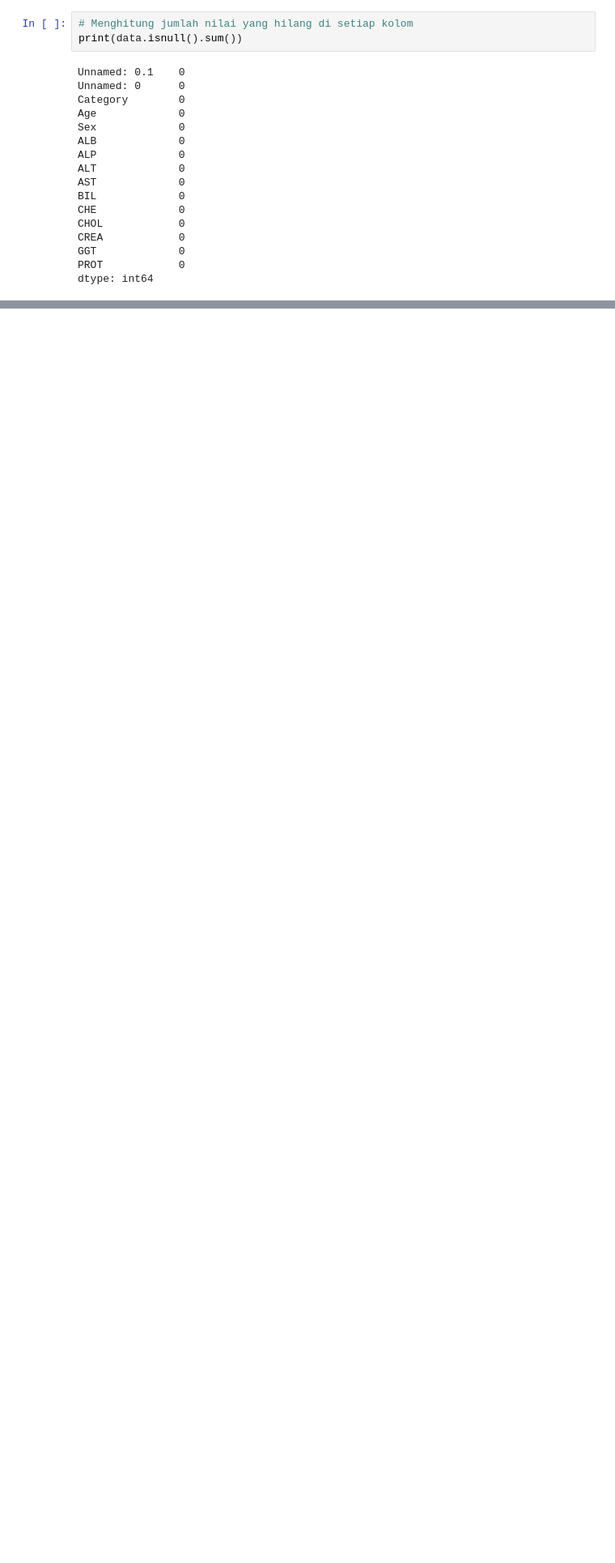
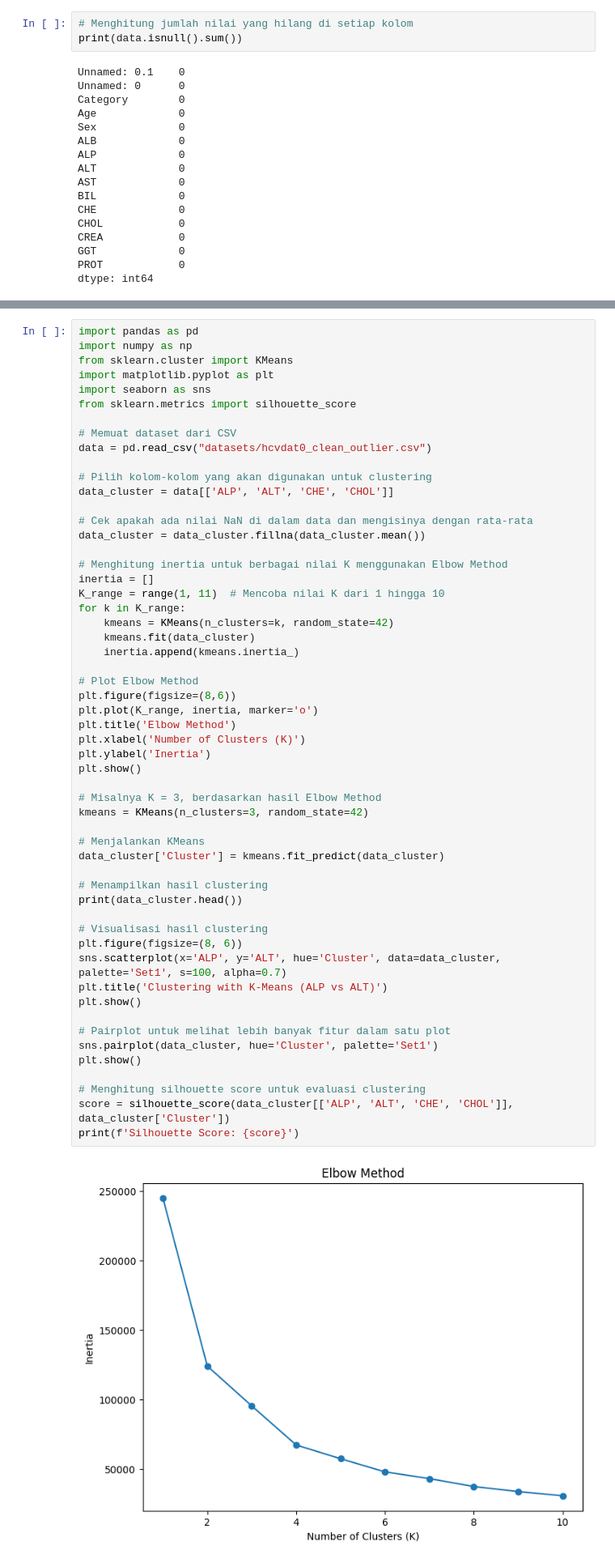
Before and after one commit to syaoraaann/descriptive_data_mining, a Jupyter notebook: UAS_DATMIN_DESCRIPTIVE.ipynb, the cells around one changed output, grey strips where cells are left out. Shown at 81% size. Cells and saved outputs as stored; diff of their text form; blank space fills up the shorter version.

```diff
--- a/UAS_DATMIN_DESCRIPTIVE.ipynb
+++ b/UAS_DATMIN_DESCRIPTIVE.ipynb
@@ -647,0 +622,57 @@ plt.show()
+# %%
+import pandas as pd
+import numpy as np
+from sklearn.cluster import KMeans
+import matplotlib.pyplot as plt
+import seaborn as sns
+from sklearn.metrics import silhouette_score
+
+# Memuat dataset dari CSV
+data = pd.read_csv("datasets/hcvdat0_clean_outlier.csv")
+
+# Pilih kolom-kolom yang akan digunakan untuk clustering
+data_cluster = data[['ALP', 'ALT', 'CHE', 'CHOL']]
+
+# Cek apakah ada nilai NaN di dalam data dan mengisinya dengan rata-rata
+data_cluster = data_cluster.fillna(data_cluster.mean())
+
+# Menghitung inertia untuk berbagai nilai K menggunakan Elbow Method
+inertia = []
+K_range = range(1, 11)  # Mencoba nilai K dari 1 hingga 10
+for k in K_range:
+    kmeans = KMeans(n_clusters=k, random_state=42)
+    kmeans.fit(data_cluster)
+    inertia.append(kmeans.inertia_)
+
+# Plot Elbow Method
+plt.figure(figsize=(8,6))
+plt.plot(K_range, inertia, marker='o')
+plt.title('Elbow Method')
+plt.xlabel('Number of Clusters (K)')
+plt.ylabel('Inertia')
+plt.show()
+
+# Misalnya K = 3, berdasarkan hasil Elbow Method
+kmeans = KMeans(n_clusters=3, random_state=42)
+
+# Menjalankan KMeans
+data_cluster['Cluster'] = kmeans.fit_predict(data_cluster)
+
+# Menampilkan hasil clustering
+print(data_cluster.head())
+
+# Visualisasi hasil clustering
+plt.figure(figsize=(8, 6))
+sns.scatterplot(x='ALP', y='ALT', hue='Cluster', data=data_cluster, palette='Set1', s=100, alpha=0.7)
+plt.title('Clustering with K-Means (ALP vs ALT)')
+plt.show()
+
+# Pairplot untuk melihat lebih banyak fitur dalam satu plot
+sns.pairplot(data_cluster, hue='Cluster', palette='Set1')
+plt.show()
+
+# Menghitung silhouette score untuk evaluasi clustering
+score = silhouette_score(data_cluster[['ALP', 'ALT', 'CHE', 'CHOL']], data_cluster['Cluster'])
+print(f'Silhouette Score: {score}')
+# %% [output]
+[figure, added]
```
Also changed, not shown: parts of 4 cells of this notebook.
